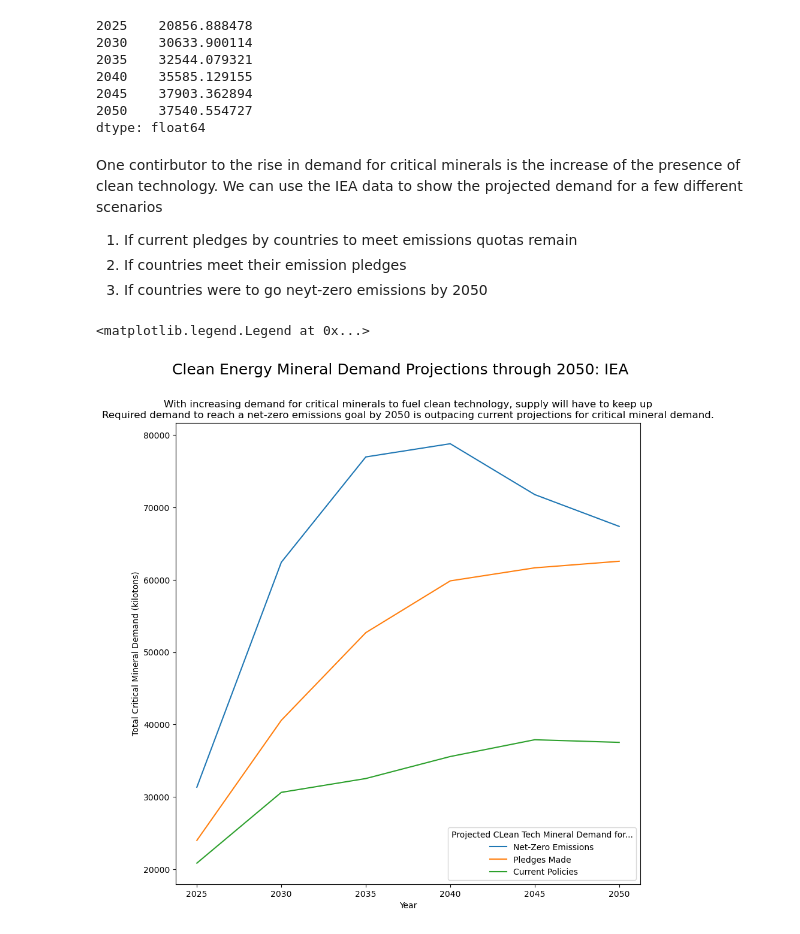
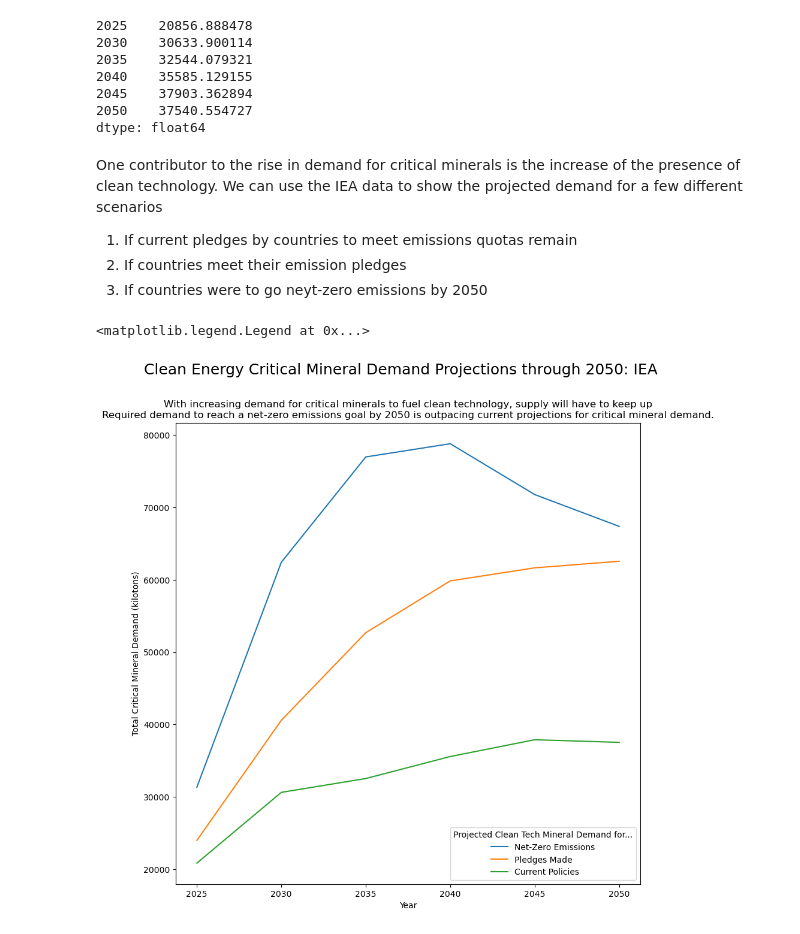
Before and after one commit to andrewbowen19/storiesDATA608, a Jupyter notebook: _build/jupyter_execute/story7.ipynb, the cells around one changed output. Cells and saved outputs as stored; diff of their text form; code cells hidden in the pictures.

```diff
--- a/_build/jupyter_execute/story7.ipynb
+++ b/_build/jupyter_execute/story7.ipynb
@@ -172,7 +159,7 @@ total_demand
 2050    37540.554727
 dtype: float64
 # %% [markdown]
-One contirbutor to the rise in demand for critical minerals is the increase of the presence of clean technology. We can use the IEA data to show the projected demand for a few different scenarios
+One contributor to the rise in demand for critical minerals is the increase of the presence of clean technology. We can use the IEA data to show the projected demand for a few different scenarios
 
 1. If current pledges by countries to meet emissions quotas remain
 2. If countries meet their emission pledges
@@ -180,16 +167,16 @@ One contirbutor to the rise in demand for critical minerals is the increase of t
 # %%
 f, ax = plt.subplots(figsize=(10, 10))
 plt.plot(total_demand_zero_emissions, label="Net-Zero Emissions")
 plt.plot(total_pledge_demand, label="Pledges Made")
 plt.plot(total_demand, label="Current Policies")
 
 # Add labels and legend
 plt.ylabel("Total Critical Mineral Demand (kilotons)")
 plt.xlabel("Year")
 plt.suptitle("Clean Energy Critical Mineral Demand Projections through 2050: IEA", fontsize=18)
 plt.title("With increasing demand for critical minerals to fuel clean technology, supply will have to keep up\nRequired demand to reach a net-zero emissions goal by 2050 is outpacing current projections for critical mineral demand.")
 
-plt.legend(title="Projected CLean Tech Mineral Demand for...")
+plt.legend(title="Projected Clean Tech Mineral Demand for...")
 # %% [output]
 <matplotlib.legend.Legend at 0x...>
-[figure, old version]
+[figure, new version]
```
Also changed, not shown: parts of 9 cells of this notebook, 11 other files.
